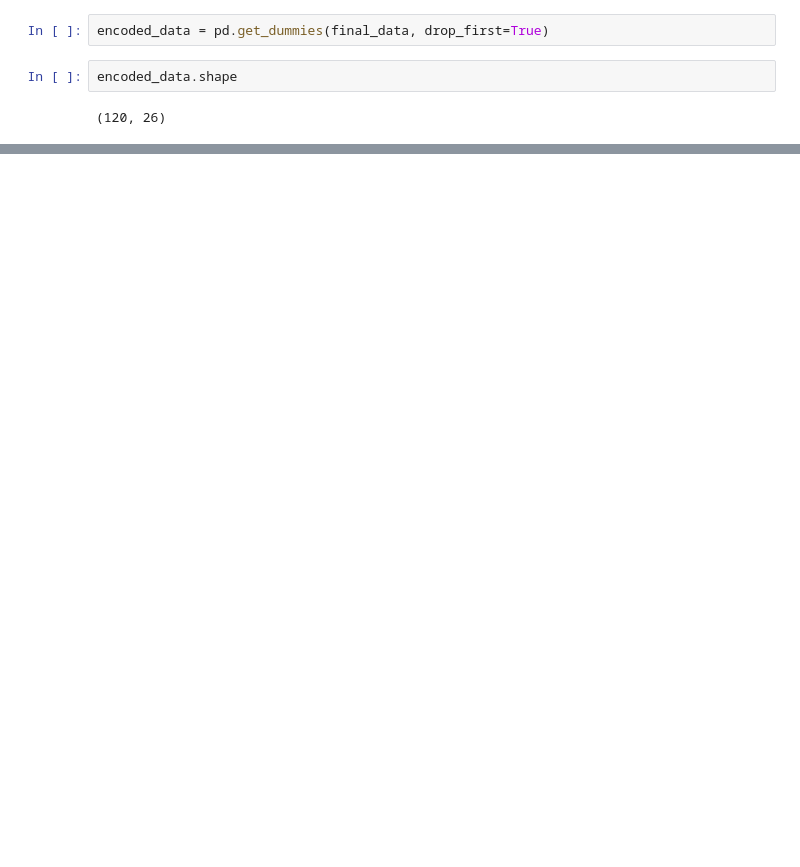
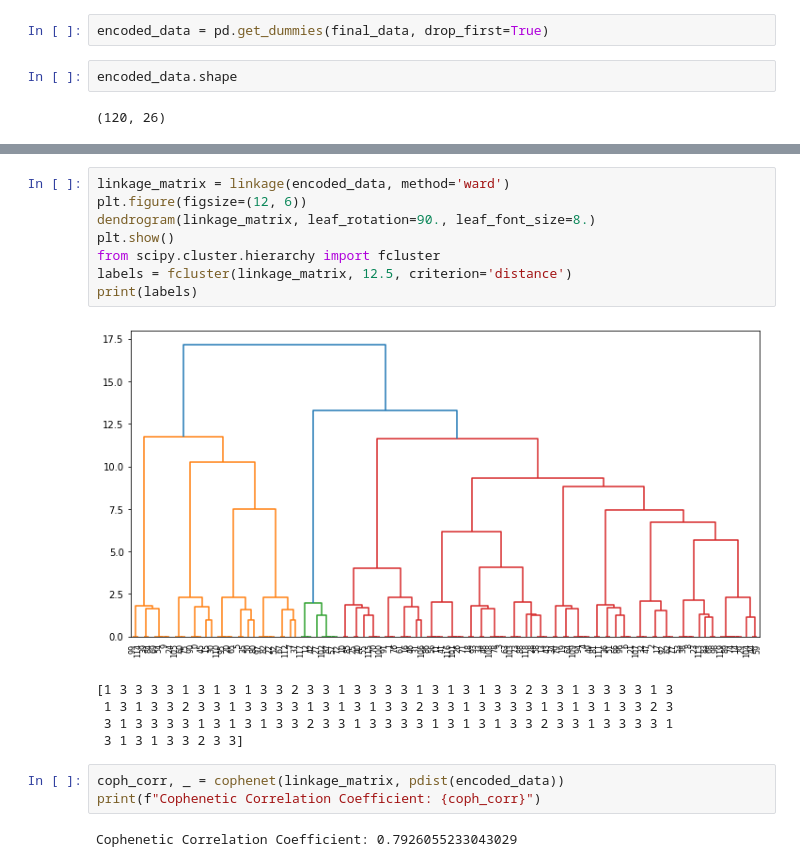
Before and after one commit to esoto15/text-tone-preference-analysis, a Jupyter notebook: data-analysis.ipynb, the cells around one changed output, grey strips where cells are left out. Saved outputs shown, nothing was run; the diff lists cells and outputs as text; blank space fills up the shorter version.

```diff
--- a/data-analysis.ipynb
+++ b/data-analysis.ipynb
@@ -197,0 +252,19 @@ Index(['age_25-34', 'age_45-54', 'ethnicity_non hispanic',
+# %%
+linkage_matrix = linkage(encoded_data, method='ward')
+plt.figure(figsize=(12, 6))
+dendrogram(linkage_matrix, leaf_rotation=90., leaf_font_size=8.)
+plt.show()
+from scipy.cluster.hierarchy import fcluster
+labels = fcluster(linkage_matrix, 12.5, criterion='distance')
+print(labels)
+# %% [output]
+[figure, added]
+[1 3 3 3 3 1 3 1 3 1 3 3 2 3 3 1 3 3 3 3 1 3 1 3 1 3 3 2 3 3 1 3 3 3 3 1 3
+ 1 3 1 3 3 2 3 3 1 3 3 3 3 1 3 1 3 1 3 3 2 3 3 1 3 3 3 3 1 3 1 3 1 3 3 2 3
+ 3 1 3 3 3 3 1 3 1 3 1 3 3 2 3 3 1 3 3 3 3 1 3 1 3 1 3 3 2 3 3 1 3 3 3 3 1
+ 3 1 3 1 3 3 2 3 3]
+# %%
+coph_corr, _ = cophenet(linkage_matrix, pdist(encoded_data))
+print(f"Cophenetic Correlation Coefficient: {coph_corr}")
+# %% [output]
+Cophenetic Correlation Coefficient: 0.7926055233043029
```
Also changed, not shown: parts of 11 cells of this notebook.
